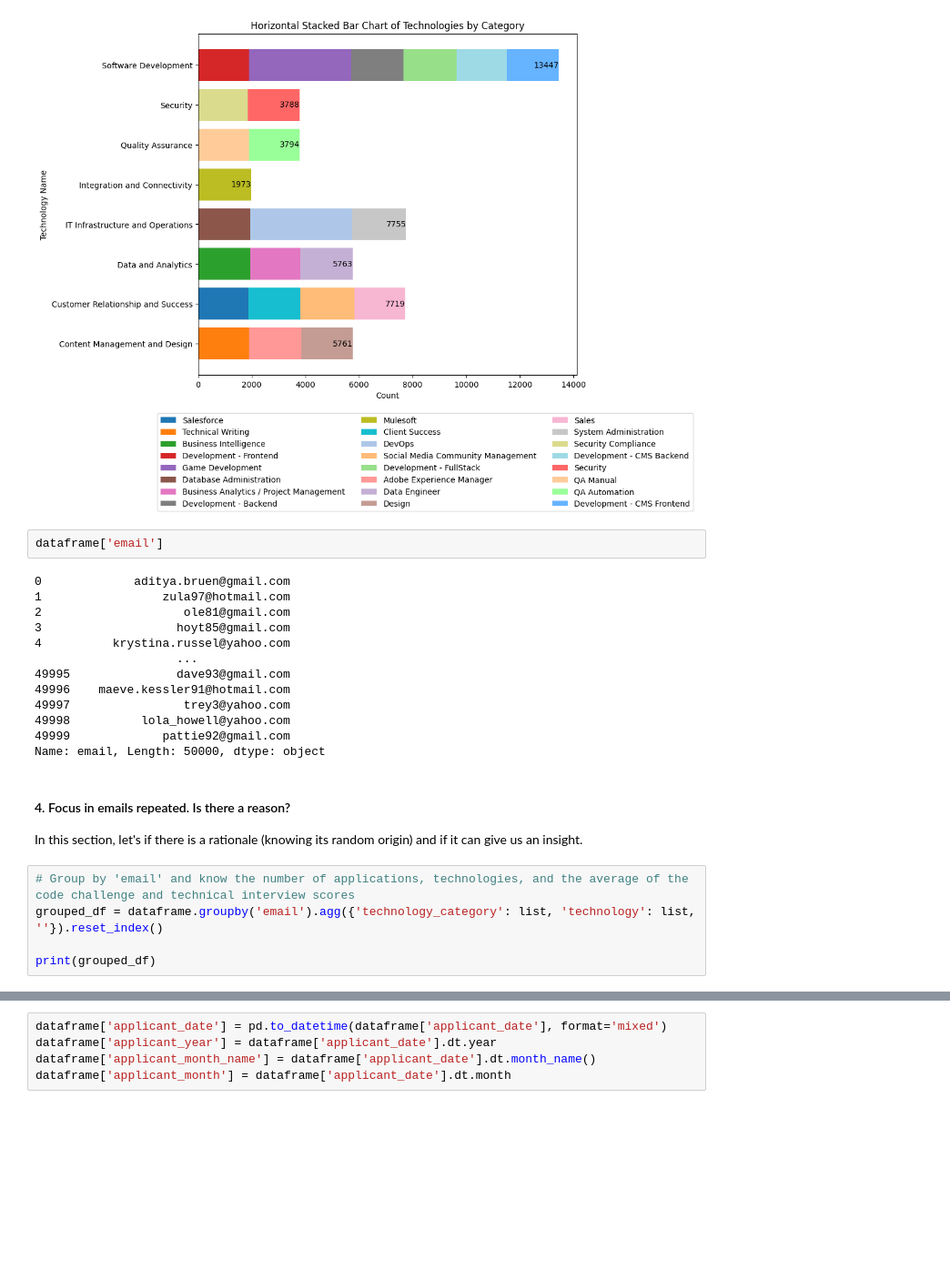
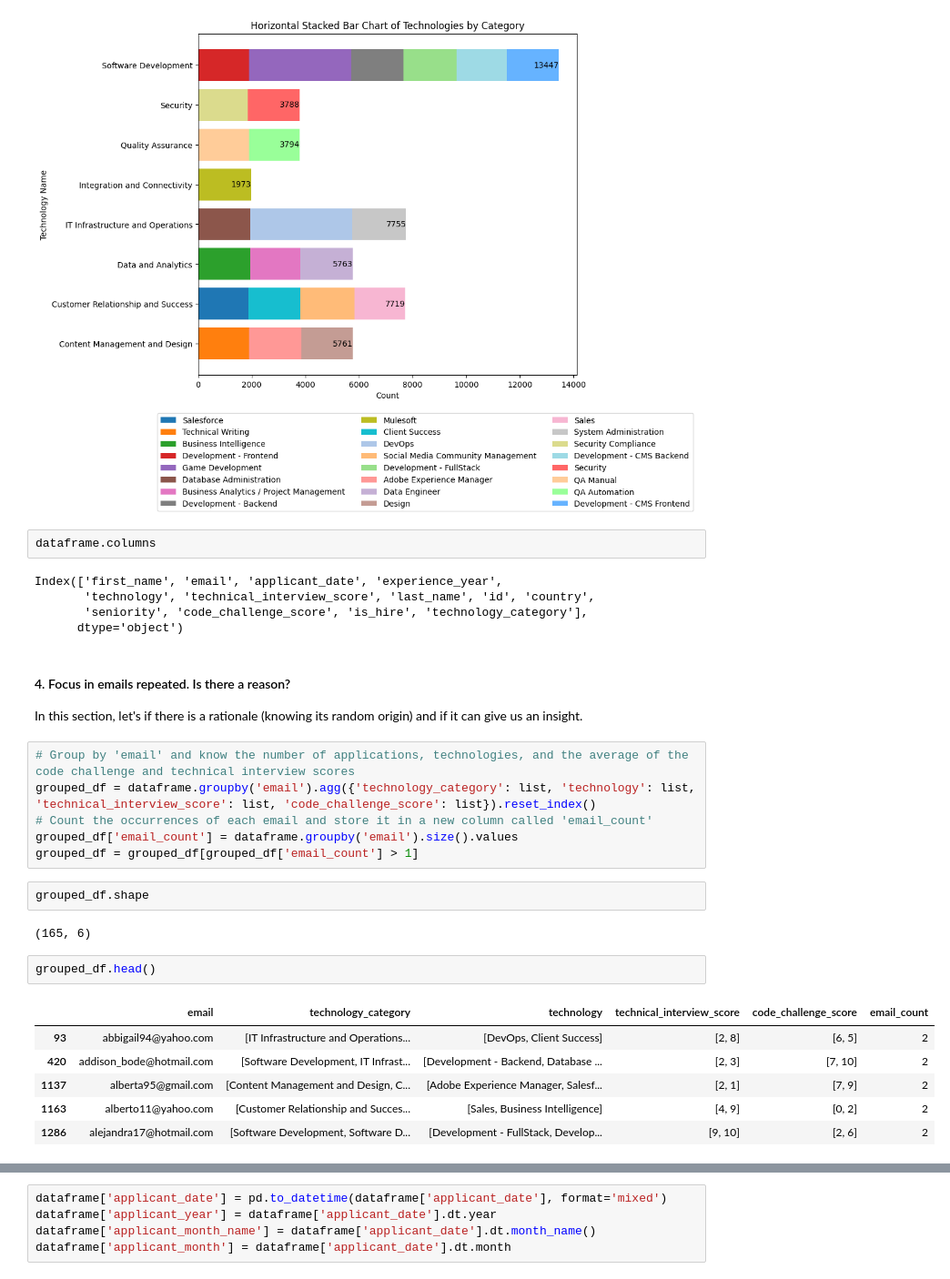
Before and after one commit to dventep/workshop001_etl_education, a Jupyter notebook: notebooks/eda_report.ipynb, the cells around one changed output, grey strips where cells are left out. Shown at 91% size. Cells and saved outputs as stored; diff of their text form; blank space fills up the shorter version.

```diff
--- a/notebooks/eda_report.ipynb
+++ b/notebooks/eda_report.ipynb
@@ -403,26 +403,32 @@ plt.show()
 # %% [output]
 [figure]
 # %%
-dataframe['email']
+dataframe.columns
 # %% [output]
-0             aditya.bruen@gmail.com
-1                 zula97@hotmail.com
-2                    ole81@gmail.com
-3                   hoyt85@gmail.com
-4          krystina.russel@yahoo.com
-                    ...
-49995               dave93@gmail.com
-49996    maeve.kessler91@hotmail.com
-49997                trey3@yahoo.com
-49998          lola_howell@yahoo.com
-49999             pattie92@gmail.com
-Name: email, Length: 50000, dtype: object
+Index(['first_name', 'email', 'applicant_date', 'experience_year',
+       'technology', 'technical_interview_score', 'last_name', 'id', 'country',
+       'seniority', 'code_challenge_score', 'is_hire', 'technology_category'],
+      dtype='object')
 # %% [markdown]
 #### 4. Focus in emails repeated. Is there a reason?
 
 In this section, let's if there is a rationale (knowing its random origin) and if it can give us an insight.
 # %%
 # Group by 'email' and know the number of applications, technologies, and the average of the code challenge and technical interview scores
-grouped_df = dataframe.groupby('email').agg({'technology_category': list, 'technology': list, ''}).reset_index()
-
-print(grouped_df)
+grouped_df = dataframe.groupby('email').agg({'technology_category': list, 'technology': list, 'technical_interview_score': list, 'code_challenge_score': list}).reset_index()
+# Count the occurrences of each email and store it in a new column called 'email_count'
+grouped_df['email_count'] = dataframe.groupby('email').size().values
+grouped_df = grouped_df[grouped_df['email_count'] > 1]
+# %%
+grouped_df.shape
+# %% [output]
+(165, 6)
+# %%
+grouped_df.head()
+# %% [output]
+|  | email | technology_category | technology | technical_interview_score | code_challenge_score | email_count |
+| 93 | abbigail94@yahoo.com | [IT Infrastructure and Operations... | [DevOps, Client Success] | [2, 8] | [6, 5] | 2 |
+| 420 | addison_bode@hotmail.com | [Software Development, IT Infrast... | [Development - Backend, Database ... | [2, 3] | [7, 10] | 2 |
+| 1137 | alberta95@gmail.com | [Content Management and Design, C... | [Adobe Experience Manager, Salesf... | [2, 1] | [7, 9] | 2 |
+| 1163 | alberto11@yahoo.com | [Customer Relationship and Succes... | [Sales, Business Intelligence] | [4, 9] | [0, 2] | 2 |
+| 1286 | alejandra17@hotmail.com | [Software Development, Software D... | [Development - FullStack, Develop... | [9, 10] | [2, 6] | 2 |
```
Also changed, not shown: parts of 18 cells of this notebook, 3 other files.
